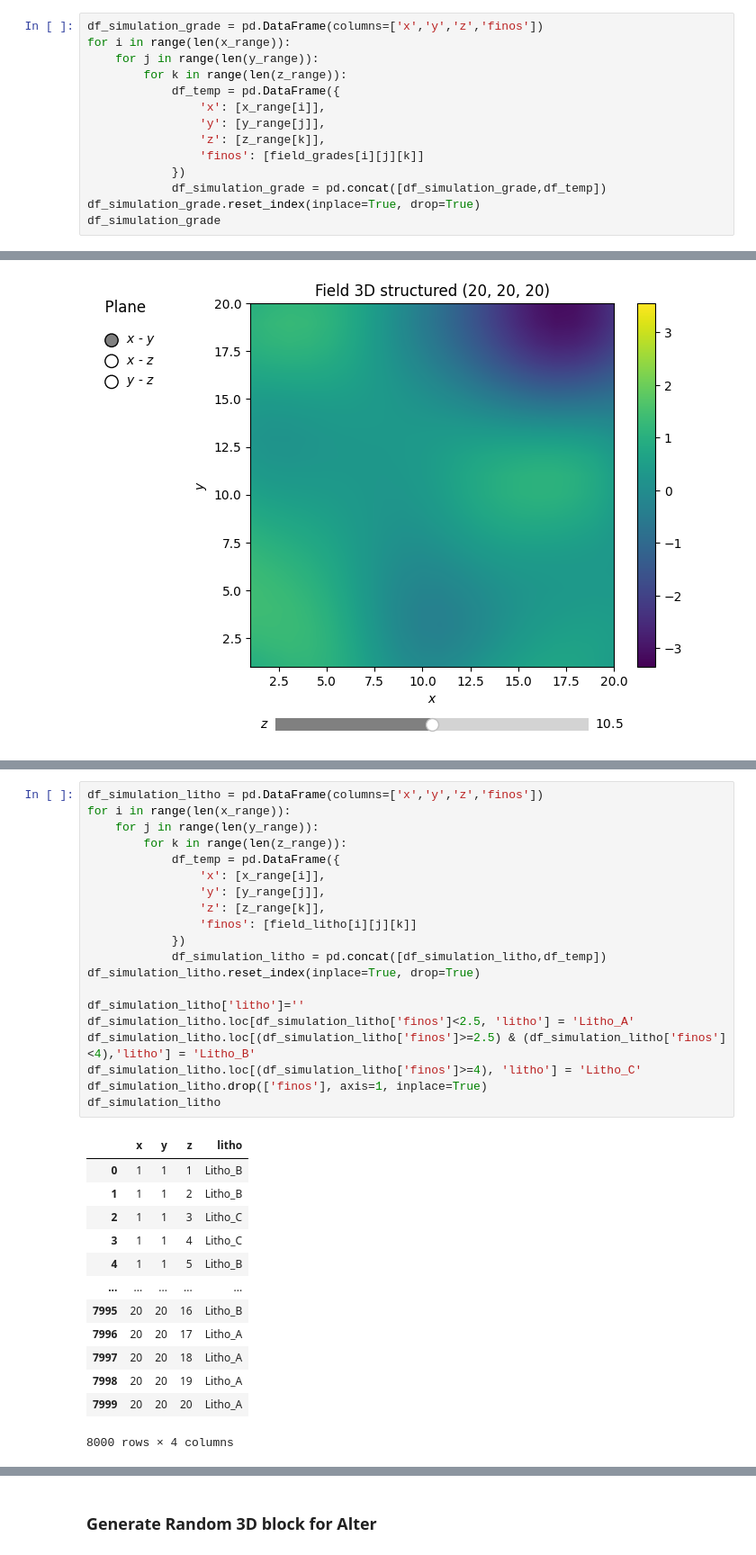
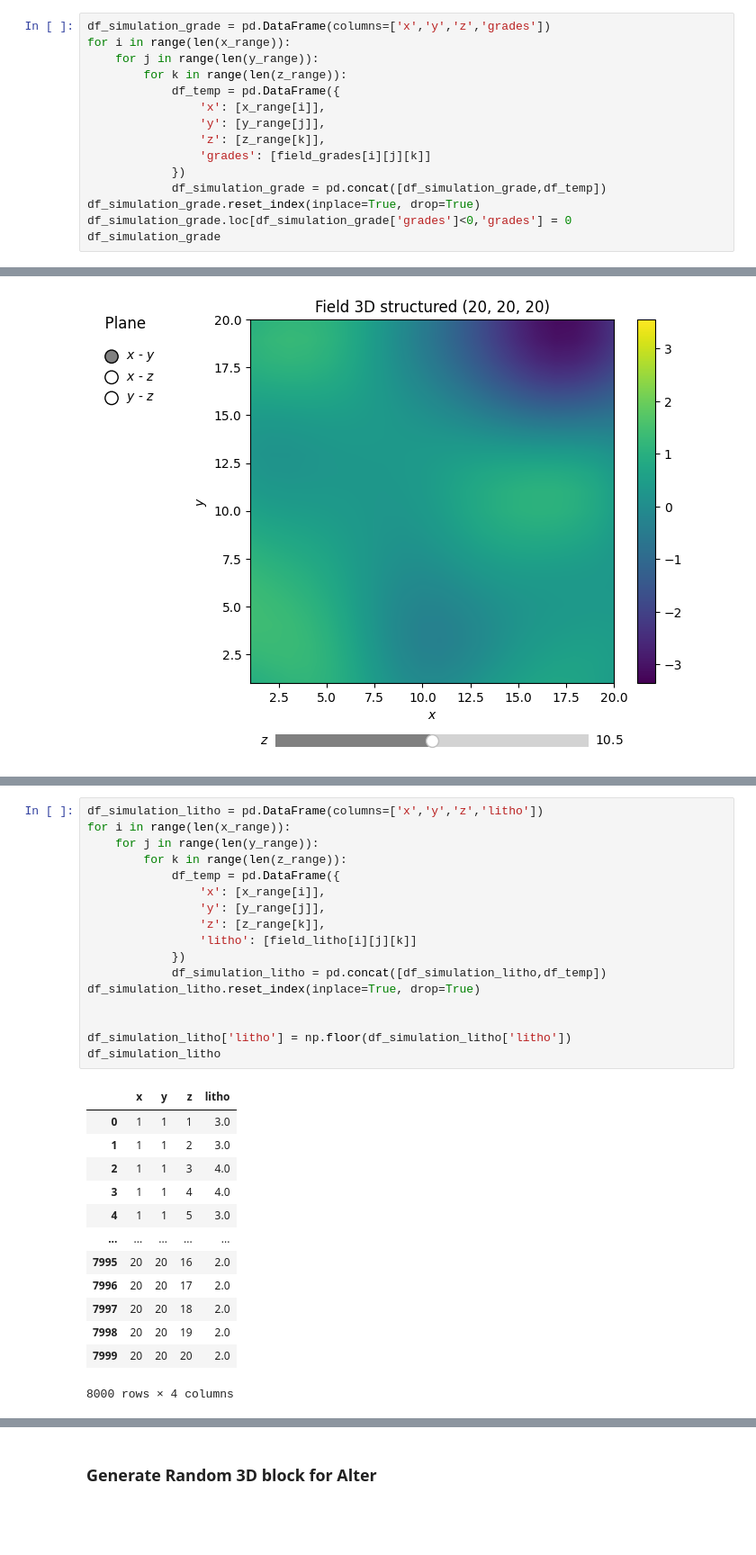
Before and after one commit to Yairama/mining-deposit-simulation, a Jupyter notebook: 01 simulator.ipynb, the cells around one changed output, grey strips where cells are left out. Shown at 90% size. Saved outputs shown, nothing was run; the diff lists cells and outputs as text; blank space fills up the shorter version.

```diff
--- a/01 simulator.ipynb
+++ b/01 simulator.ipynb
@@ -45,7 +45,7 @@ Falling back to a static output.
 # %% [markdown]
 ### Getting 3D coordinates from grade block
 # %%
-df_simulation_grade = pd.DataFrame(columns=['x','y','z','finos'])
+df_simulation_grade = pd.DataFrame(columns=['x','y','z','grades'])
 for i in range(len(x_range)):
     for j in range(len(y_range)):
         for k in range(len(z_range)):
@@ -53,9 +53,10 @@ for i in range(len(x_range)):
                 'x': [x_range[i]],
                 'y': [y_range[j]],
                 'z': [z_range[k]],
-                'finos': [field_grades[i][j][k]]
+                'grades': [field_grades[i][j][k]]
             })
             df_simulation_grade = pd.concat([df_simulation_grade,df_temp])
 df_simulation_grade.reset_index(inplace=True, drop=True)
+df_simulation_grade.loc[df_simulation_grade['grades']<0,'grades'] = 0
 df_simulation_grade
 # %% [output]
@@ -112,38 +113,35 @@ Falling back to a static output.
   warnings.warn(
 [figure]
 # %%
-df_simulation_litho = pd.DataFrame(columns=['x','y','z','finos'])
+df_simulation_litho = pd.DataFrame(columns=['x','y','z','litho'])
 for i in range(len(x_range)):
     for j in range(len(y_range)):
         for k in range(len(z_range)):
             df_temp = pd.DataFrame({
                 'x': [x_range[i]],
                 'y': [y_range[j]],
                 'z': [z_range[k]],
-                'finos': [field_litho[i][j][k]]
+                'litho': [field_litho[i][j][k]]
             })
             df_simulation_litho = pd.concat([df_simulation_litho,df_temp])
 df_simulation_litho.reset_index(inplace=True, drop=True)
 
-df_simulation_litho['litho']=''
-df_simulation_litho.loc[df_simulation_litho['finos']<2.5, 'litho'] = 'Litho_A'
-df_simulation_litho.loc[(df_simulation_litho['finos']>=2.5) & (df_simulation_litho['finos']<4),'litho'] = 'Litho_B'
-df_simulation_litho.loc[(df_simulation_litho['finos']>=4), 'litho'] = 'Litho_C'
-df_simulation_litho.drop(['finos'], axis=1, inplace=True)
+
+df_simulation_litho['litho'] = np.floor(df_simulation_litho['litho'])
 df_simulation_litho
 # %% [output]
 |  | x | y | z | litho |
-| 0 | 1 | 1 | 1 | Litho_B |
-| 1 | 1 | 1 | 2 | Litho_B |
-| 2 | 1 | 1 | 3 | Litho_C |
-| 3 | 1 | 1 | 4 | Litho_C |
-| 4 | 1 | 1 | 5 | Litho_B |
+| 0 | 1 | 1 | 1 | 3.0 |
+| 1 | 1 | 1 | 2 | 3.0 |
+| 2 | 1 | 1 | 3 | 4.0 |
+| 3 | 1 | 1 | 4 | 4.0 |
+| 4 | 1 | 1 | 5 | 3.0 |
 | ... | ... | ... | ... | ... |
-| 7995 | 20 | 20 | 16 | Litho_B |
-| 7996 | 20 | 20 | 17 | Litho_A |
-| 7997 | 20 | 20 | 18 | Litho_A |
-| 7998 | 20 | 20 | 19 | Litho_A |
-| 7999 | 20 | 20 | 20 | Litho_A |
+| 7995 | 20 | 20 | 16 | 2.0 |
+| 7996 | 20 | 20 | 17 | 2.0 |
+| 7997 | 20 | 20 | 18 | 2.0 |
+| 7998 | 20 | 20 | 19 | 2.0 |
+| 7999 | 20 | 20 | 20 | 2.0 |
 8000 rows × 4 columns
 # %%
 """Real Plot plan XY with z=10"""
```
Also changed, not shown: parts of 10 cells of this notebook, 2 other files.
